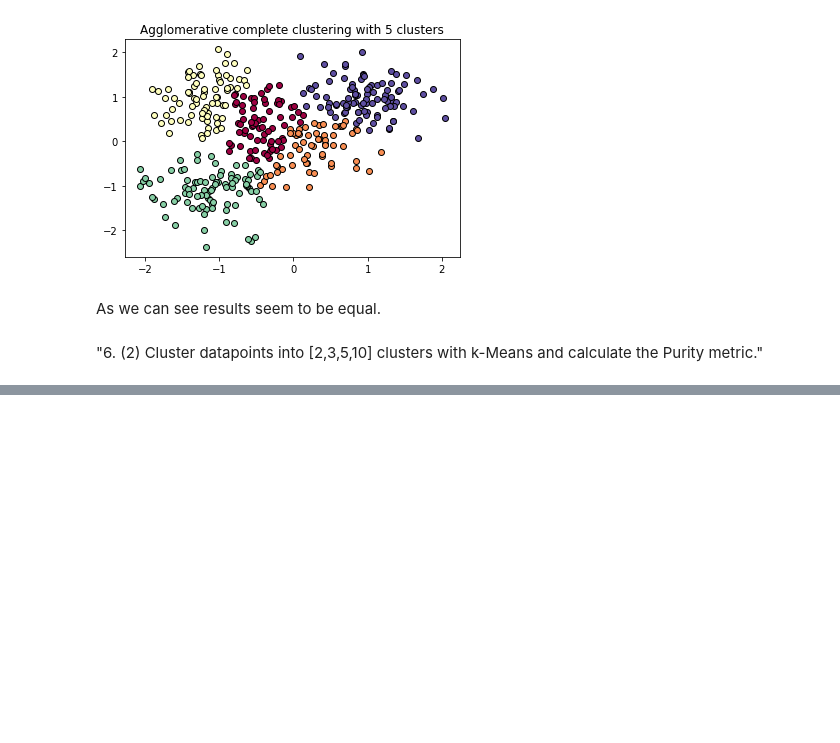
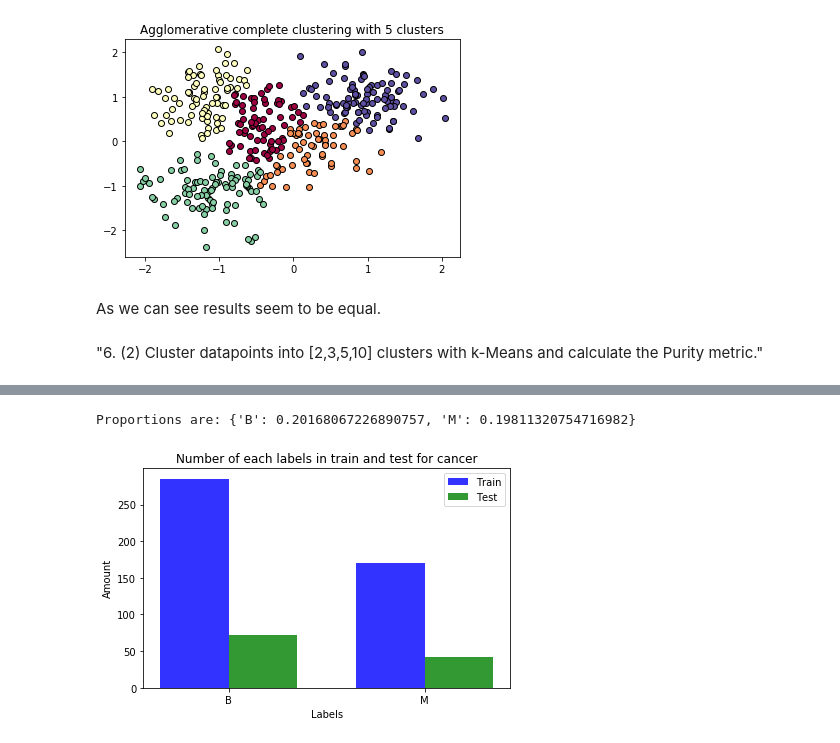
Before and after one commit to RamSaw/MachineLearning, a Jupyter notebook: hw01/hw01.ipynb, the cells around one changed output, grey strips where cells are left out. Saved outputs shown, nothing was run; the diff lists cells and outputs as text; code cells hidden in the pictures; blank space fills up the shorter version.

```diff
--- a/hw01/hw01.ipynb
+++ b/hw01/hw01.ipynb
@@ -559,6 +559,6 @@ As we can see results seem to be equal.
 "6. (2) Cluster datapoints into [2,3,5,10] clusters with k-Means and calculate the Purity metric."
 # %%
 np.random.seed(global_random_seed)
-initial_centers_cancer = [np.random.randn(k, cancer_X.shape[1]) for k in k_clusters]
-print("Shape of initial centers for cancer dataset for k=2: " + str(initial_centers_cancer[0].shape))
+initial_centers_cancer = [np.random.randn(k, cancer_X.shape[1]) for k in k_clusters + [10]]
+print("Shape of initial centers for cancer dataset for k=10: " + str(initial_centers_cancer[-1].shape))
 # %% [output]
@@ -582,0 +658,36 @@ k = 5 purity = 0.8910369068541301
+# %%
+from sklearn.model_selection import train_test_split
+test_size=0.2
+def draw_proportion_of_classes(y_train, y_test, dataset):
+    import numpy as np
+    import matplotlib.pyplot as plt
+    unique_train, counts_train = np.unique(y_train, return_counts=True)
+    unique_test, counts_test = np.unique(y_test, return_counts=True)
+    n_groups = max(unique_train.shape[0], unique_test.shape[0])
+    print("Proportions are: " + str(dict(zip(unique_train, counts_test / (counts_test + counts_train)))))
+    fig, ax = plt.subplots()
+    index = np.arange(n_groups)
+    bar_width = 0.35
+    opacity = 0.8
+
+    rects1 = plt.bar(index, counts_train, bar_width, alpha=opacity, color='b', label='Train')
+    rects2 = plt.bar(index + bar_width, counts_test, bar_width, alpha=opacity, color='g', label='Test')
+
+    plt.xlabel('Labels')
+    plt.ylabel('Amount')
+    plt.title('Number of each labels in train and test for ' + dataset)
+    plt.xticks(index + bar_width / 2, unique_test)
+    plt.legend()
+
+    plt.tight_layout()
+    plt.show()
+# %%
+np.random.seed(global_random_seed)
+_, _, y_train_cancer, y_test_cancer = train_test_split(cancer_X, cancer_y,
+                                                    stratify=cancer_y,
+                                                    random_state=global_random_seed,
+                                                    test_size=test_size)
+draw_proportion_of_classes(y_train_cancer, y_test_cancer, "cancer")
+# %% [output]
+Proportions are: {'B': 0.20168067226890757, 'M': 0.19811320754716982}
+[figure, added]
```
Also changed, not shown: parts of 13 cells of this notebook.
